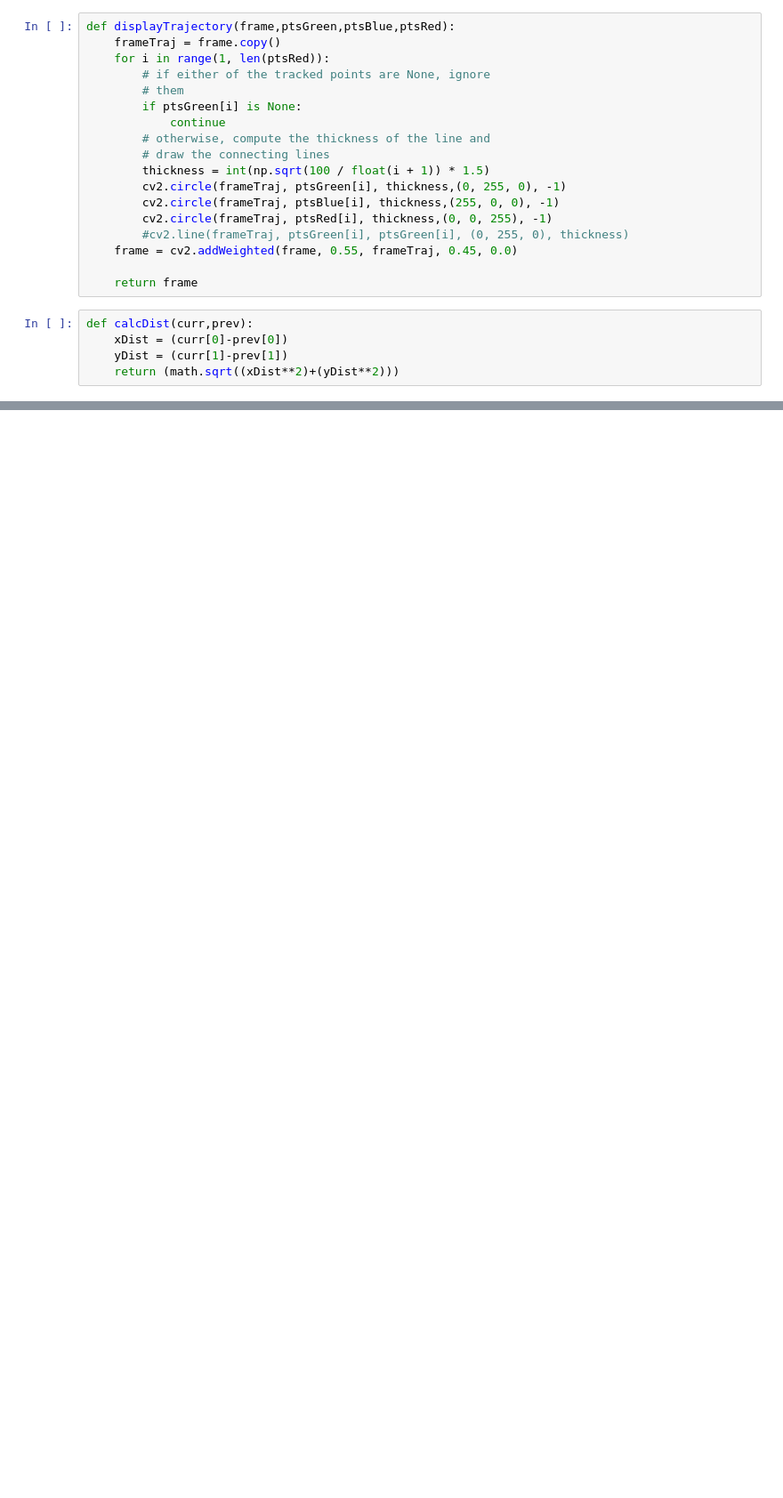
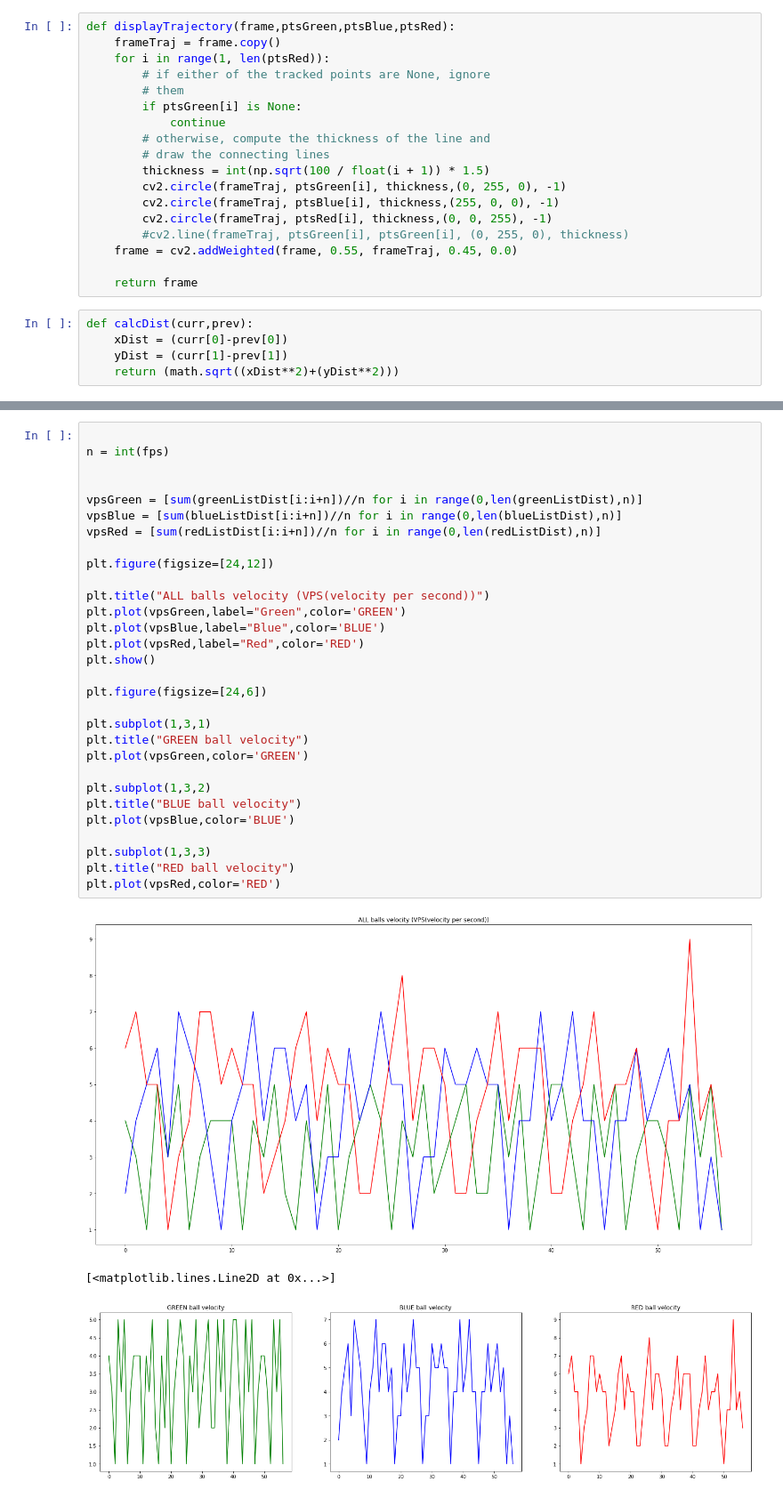
Before and after one commit to elimlk/CVfinalProject, a Jupyter notebook: CVFinalProject.ipynb, the cells around one changed output, grey strips where cells are left out. Shown at 89% size. Saved outputs shown, nothing was run; the diff lists cells and outputs as text; blank space fills up the shorter version.

```diff
--- a/CVFinalProject.ipynb
+++ b/CVFinalProject.ipynb
@@ -238,0 +255,34 @@ cv2.waitKey(1);
+# %%
+
+n = int(fps)
+
+
+vpsGreen = [sum(greenListDist[i:i+n])//n for i in range(0,len(greenListDist),n)]
+vpsBlue = [sum(blueListDist[i:i+n])//n for i in range(0,len(blueListDist),n)]
+vpsRed = [sum(redListDist[i:i+n])//n for i in range(0,len(redListDist),n)]
+
+plt.figure(figsize=[24,12])
+
+plt.title("ALL balls velocity (VPS(velocity per second))")
+plt.plot(vpsGreen,label="Green",color='GREEN')
+plt.plot(vpsBlue,label="Blue",color='BLUE')
+plt.plot(vpsRed,label="Red",color='RED')
+plt.show()
+
+plt.figure(figsize=[24,6])
+
+plt.subplot(1,3,1)
+plt.title("GREEN ball velocity")
+plt.plot(vpsGreen,color='GREEN')
+
+plt.subplot(1,3,2)
+plt.title("BLUE ball velocity")
+plt.plot(vpsBlue,color='BLUE')
+
+plt.subplot(1,3,3)
+plt.title("RED ball velocity")
+plt.plot(vpsRed,color='RED')
+# %% [output]
+[figure, added]
+[<matplotlib.lines.Line2D at 0x...>]
+[figure, added]
```
Also changed, not shown: parts of 11 cells of this notebook, 1 other file.
